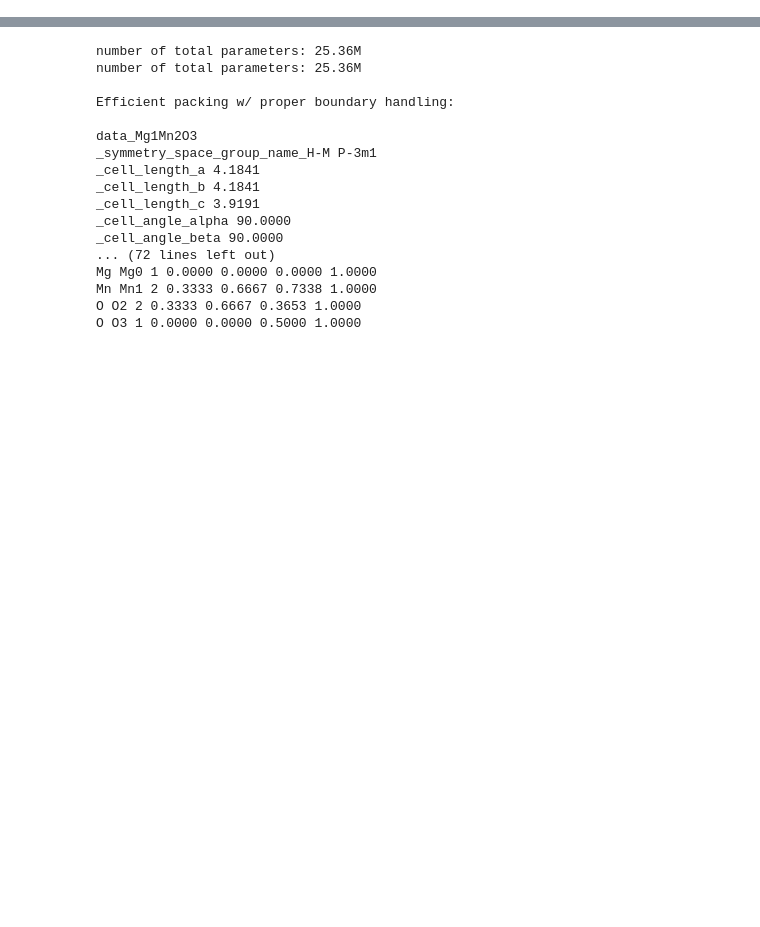
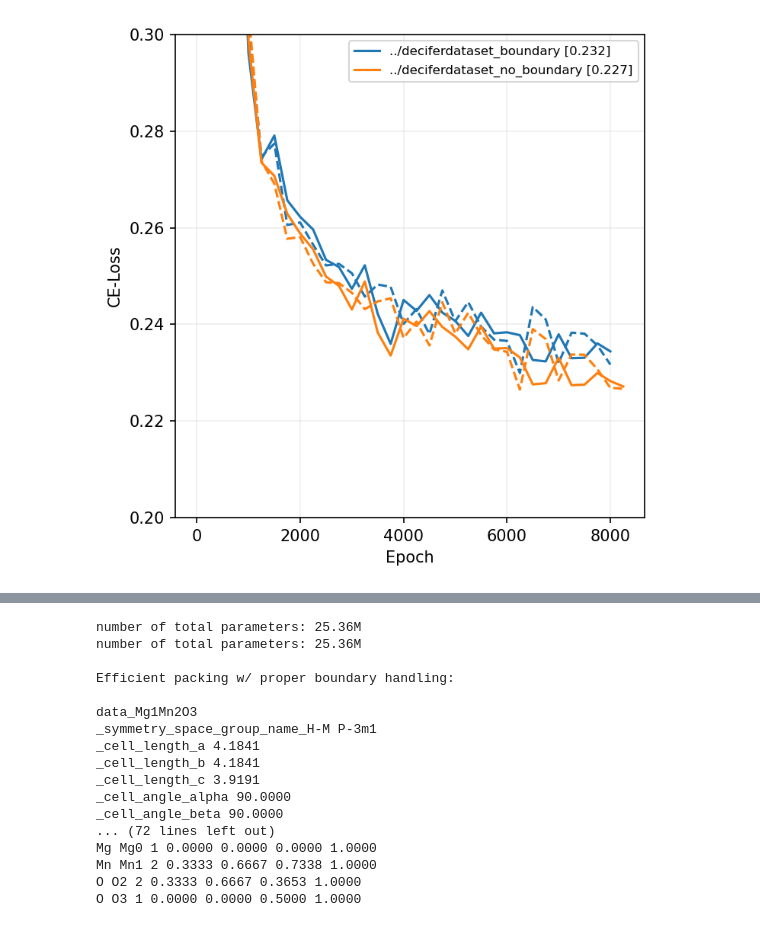
Before and after one commit to zhaohan-alan/decifier, a Jupyter notebook: decifer/notebooks/idea_for_evaluation.ipynb, the cells around one changed output, grey strips where cells are left out. Cells and saved outputs as stored; diff of their text form; code cells hidden in the pictures; blank space fills up the shorter version.

```diff
--- a/decifer/notebooks/idea_for_evaluation.ipynb
+++ b/decifer/notebooks/idea_for_evaluation.ipynb
@@ -32,6 +96,23 @@ from decifer import (
     get_unit_cell_volume,
     extract_volume,
 )
+# %%
+from decifer import (
+    plot_loss_curves,
+)
+
+plot_loss_curves(
+    [
+        "../deciferdataset_boundary/ckpt.pt",
+        "../deciferdataset_no_boundary/ckpt.pt",
+    ],
+    ylog = False,
+    ymin = 0.2,
+    ymax = 0.3,
+    figsize=(5,5),
+)
+# %% [output]
+[figure, added]
 # %%
 from decifer import (
     plot_loss_curves,
```
Also changed, not shown: parts of 4 cells of this notebook, 4 other files.
